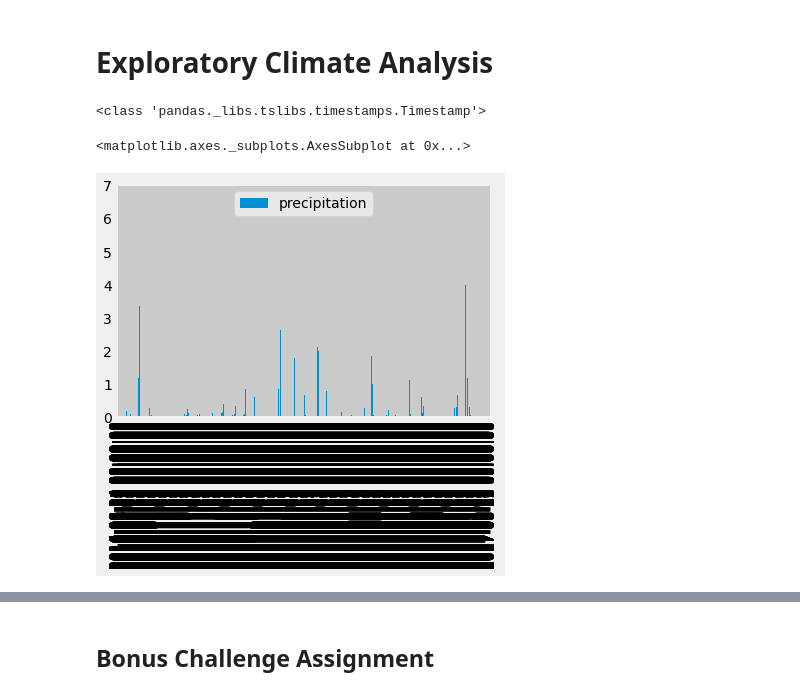
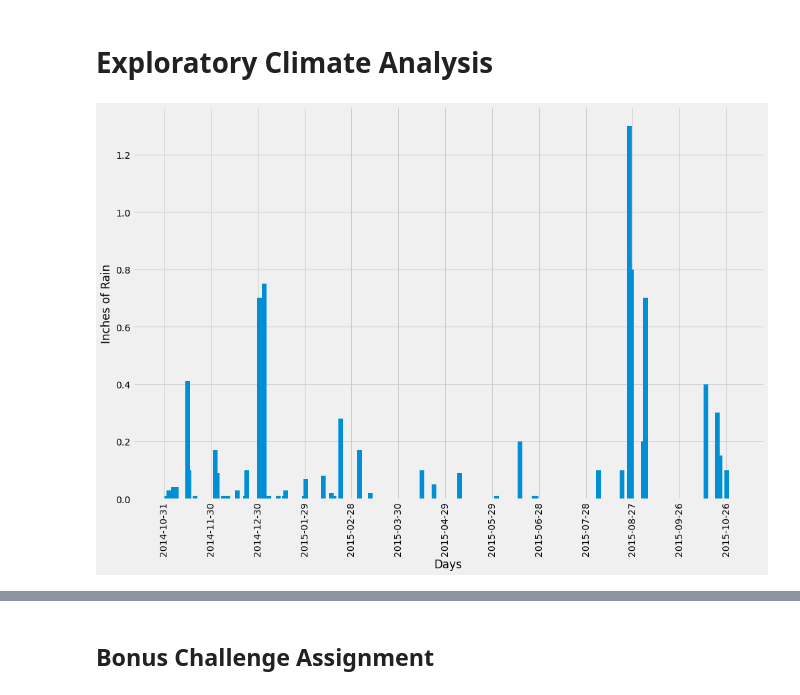
Before and after one commit to travisb98/Climate_Analysis, a Jupyter notebook: climate.ipynb, the cells around one changed output, grey strips where cells are left out. Saved outputs shown, nothing was run; the diff lists cells and outputs as text; code cells hidden in the pictures.

Commit message:
finished first plot, working on second query

```diff
--- a/climate.ipynb
+++ b/climate.ipynb
@@ -92,53 +94,54 @@ station
 {'name': 'latitude', 'type': FLOAT(), 'nullable': True, 'default': None, 'autoincrement': 'auto', 'primary_key': 0}
 {'name': 'longitude', 'type': FLOAT(), 'nullable': True, 'default': None, 'autoincrement': 'auto', 'primary_key': 0}
 {'name': 'elevation', 'type': FLOAT(), 'nullable': True, 'default': None, 'autoincrement': 'auto', 'primary_key': 0}
+# %%
+# test=engine.execute("SELECT * FROM measurement WHERE station in (SELECT station from station WHERE name like '%Honolulu%' )").fetchall()
+# print(len(test))
+
+
+hon_sta_id=engine.execute("SELECT station from station WHERE name like '%Honolulu%'").fetchall()[0][0]
 # %% [markdown]
 # Exploratory Climate Analysis
 # %%
 # Design a query to retrieve the last 12 months of precipitation data and plot the results
 
 ####getting the max day from the measurement table and converting it into datetime format
-max_date = session.query(func.max(mt.date)).first()
-max_date = max_date[0]
+max_date = session.query(func.max(mt.date)).filter(mt.station==hon_sta_id).first()[0]
 max_date = dt.datetime.strptime(max_date,'%Y-%m-%d')
-
-
 
 # Calculate the date 1 year ago from the last data point in the database
 year_ago =(max_date - dt.timedelta(weeks=52)).replace(day=max_date.day)
 
 ##### converting it into a format that we're able to query with
 year_ago = f'{year_ago.year}-{year_ago.month:02d}-{year_ago.day:02d}'
-year_ago
+
 
 
 # Perform a query to retrieve the data and precipitation scores
-
-annual_pre_list = session.query(mt.date,mt.prcp).filter(mt.date>year_ago).all()
-# print(type(annual_pre_list))
-# print(type(annual_pre_list[0][1]))
-
+annual_pre_list = session.query(mt.date,mt.prcp).filter(mt.station==hon_sta_id,mt.date>year_ago).all()
 
 
 year_list =[pd.to_datetime(x,format='%Y-%m-%d') for x,y in annual_pre_list]
 precip_list = [y for x,y in annual_pre_list]
-print(type(year_list[0]))
+# print(type(year_list[0]))
+
+# Save the query results as a Pandas DataFrame and set the index to the date column &  Sort the dataframe by date, and remove null values
+annual_pre_df = pd.DataFrame({"precipitation":precip_list},index=year_list).sort_index().dropna()
+# # Use Pandas Plotting with Matplotlib to plot the data
+
+#### defining x ticks as every 30 days
+x_ticks=[annual_pre_df.index[0]]
+for x in range(12):
+    new_date = x_ticks[-1] + dt.timedelta(days=30)
+    x_ticks.append(new_date)
 
 
 
-# Save the query results as a Pandas DataFrame and set the index to the date column &  Sort the dataframe by date
-annual_pre_df = pd.DataFrame({"precipitation":precip_list},index=year_list).sort_index()
-
-annual_pre_df.head()
-
-
-
-
-
-# Use Pandas Plotting with Matplotlib to plot the data
-
-annual_pre_df.plot(kind="bar",figsize=(20,20))
+plt.figure(figsize=(15,10))
+plt.bar(annual_pre_df.index,annual_pre_df.precipitation,width=3)
+plt.xticks(x_ticks,rotation='vertical')
+plt.xlabel("Days")
+plt.ylabel("Inches of Rain")
+plt.show()
 # %% [output]
-<class 'pandas._libs.tslibs.timestamps.Timestamp'>
-<matplotlib.axes._subplots.AxesSubplot at 0x...>
-[figure, old version]
+[figure, new version]
```
Also changed, not shown: parts of 9 cells of this notebook, 1 other file.
